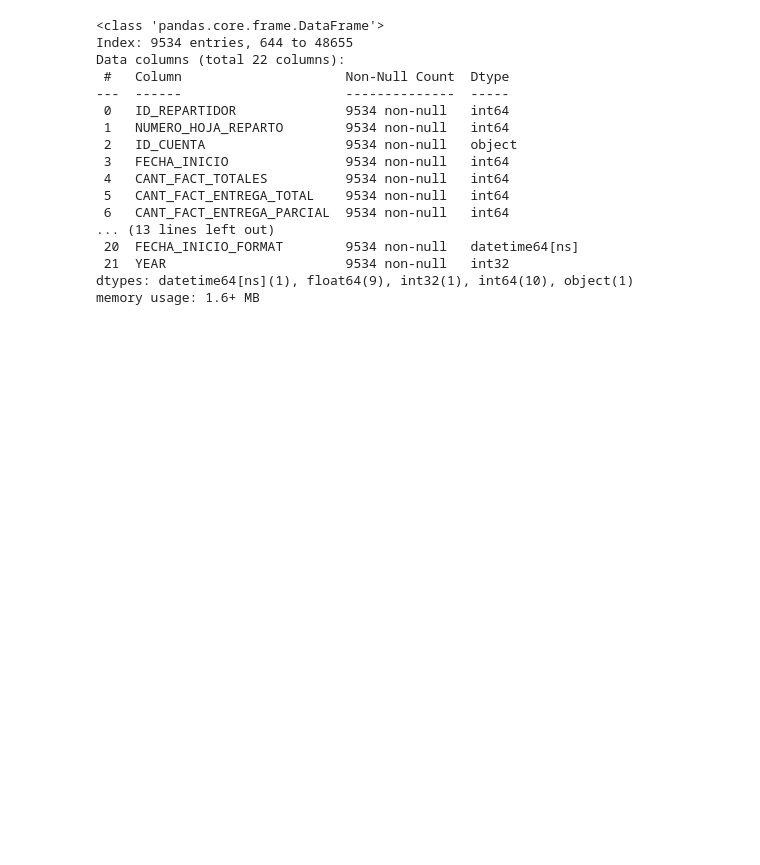
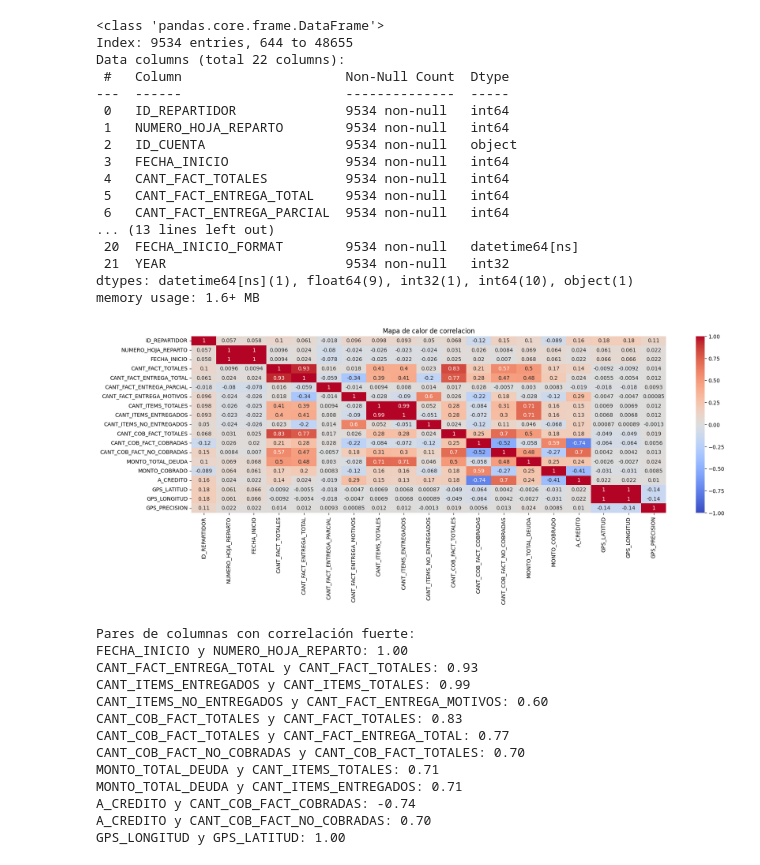
Before and after one commit to Lucaspadula/hackathon_mE, a Jupyter notebook: notebooks/1.1-act_rep_initial-data.ipynb, the cells around one changed output. Cells and saved outputs as stored; diff of their text form; code cells hidden in the pictures; blank space fills up the shorter version.

```diff
--- a/notebooks/1.1-act_rep_initial-data.ipynb
+++ b/notebooks/1.1-act_rep_initial-data.ipynb
@@ -205,27 +202,42 @@ Data columns (total 22 columns):
 dtypes: datetime64[ns](1), float64(9), int32(1), int64(10), object(1)
 memory usage: 1.6+ MB
 # %%
-df_corr = df.select_dtypes(include=['int64','float64'])
+df_corr = data_2022.select_dtypes(include=['int64','float64'])
 
 correlation_matrix = df_corr.corr()
 # Establecer un umbral para considerar una correlación como fuerte
 plt.figure(figsize=(20,6))
 sns.heatmap(correlation_matrix,annot=True,cmap='coolwarm',vmin=-1,vmax=1)
 plt.title('Mapa de calor de correlacion')
 plt.show()
 threshold = 0.6
 
 # Encontrar pares de columnas con correlación fuerte
 strong_correlations = []
 for i in range(len(correlation_matrix.columns)):
     for j in range(i):
         if abs(correlation_matrix.iloc[i, j]) > threshold:
             colname1 = correlation_matrix.columns[i]
             colname2 = correlation_matrix.columns[j]
             correlation_value = correlation_matrix.iloc[i, j]
             strong_correlations.append((colname1, colname2, correlation_value))
 
 # Imprimir los resultados
 print("Pares de columnas con correlación fuerte:")
 for col1, col2, corr in strong_correlations:
     print(f"{col1} y {col2}: {corr:.2f}")
+# %% [output]
+[figure, added]
+Pares de columnas con correlación fuerte:
+FECHA_INICIO y NUMERO_HOJA_REPARTO: 1.00
+CANT_FACT_ENTREGA_TOTAL y CANT_FACT_TOTALES: 0.93
+CANT_ITEMS_ENTREGADOS y CANT_ITEMS_TOTALES: 0.99
+CANT_ITEMS_NO_ENTREGADOS y CANT_FACT_ENTREGA_MOTIVOS: 0.60
+CANT_COB_FACT_TOTALES y CANT_FACT_TOTALES: 0.83
+CANT_COB_FACT_TOTALES y CANT_FACT_ENTREGA_TOTAL: 0.77
+CANT_COB_FACT_NO_COBRADAS y CANT_COB_FACT_TOTALES: 0.70
+MONTO_TOTAL_DEUDA y CANT_ITEMS_TOTALES: 0.71
+MONTO_TOTAL_DEUDA y CANT_ITEMS_ENTREGADOS: 0.71
+A_CREDITO y CANT_COB_FACT_COBRADAS: -0.74
+A_CREDITO y CANT_COB_FACT_NO_COBRADAS: 0.70
+GPS_LONGITUD y GPS_LATITUD: 1.00
```
Also changed, not shown: parts of 26 cells of this notebook, 19 other files.
